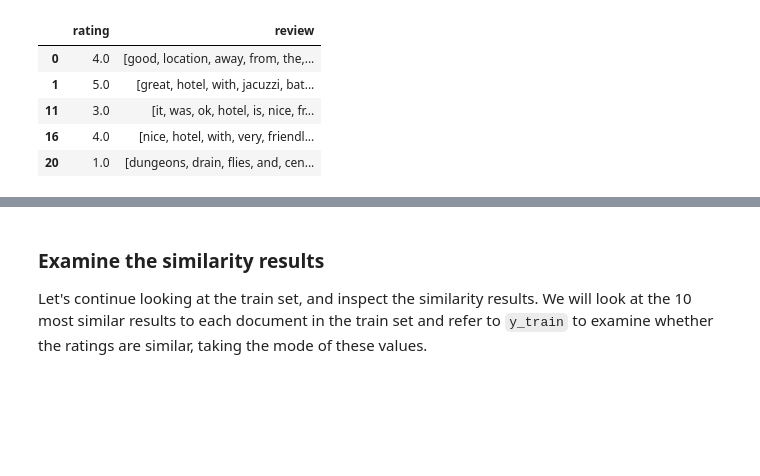
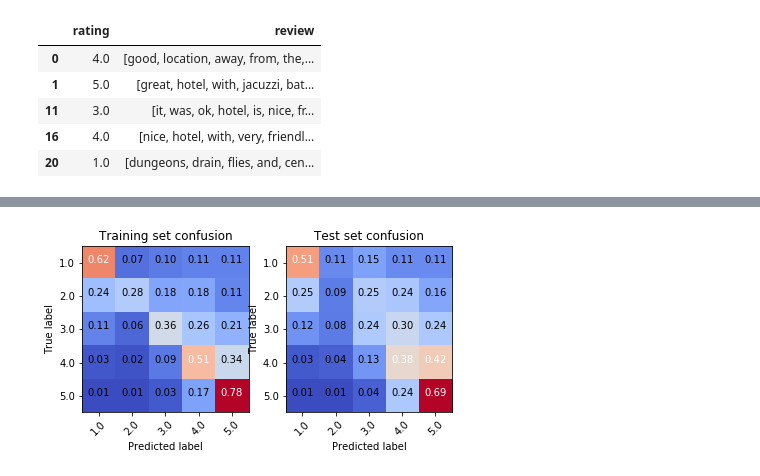
Before and after one commit to rtjfarrimond/hotel-review-embedding, a Jupyter notebook: Train and evaluate model.ipynb, the cells around one changed output, grey strips where cells are left out. Saved outputs shown, nothing was run; the diff lists cells and outputs as text; code cells hidden in the pictures; blank space fills up the shorter version.

```diff
--- a/Train and evaluate model.ipynb
+++ b/Train and evaluate model.ipynb
@@ -284,5 +325,11 @@ plt.ylabel('Frequency')
+# %%
+sns.reset_orig()
+
+plt.subplot(1,2,1)
+plot_confusion_matrix(train_conf, np.unique(y_train), normalize=True, title='Training set confusion')
+plt.subplot(1,2,2)
+plot_confusion_matrix(test_conf, np.unique(y_test), normalize=True, title='Test set confusion')
+# %% [output]
+[figure, added]
 # %%
 model.save('doc2vec.mdl')
-# %% [markdown]
-### Examine the similarity results
-Let's continue looking at the train set, and inspect the similarity results. We will look at the 10 most similar results to each document in the train set and refer to `y_train` to examine whether the ratings are similar, taking the mode of these values.
```
Also changed, not shown: parts of 26 cells of this notebook, 1 other file.
